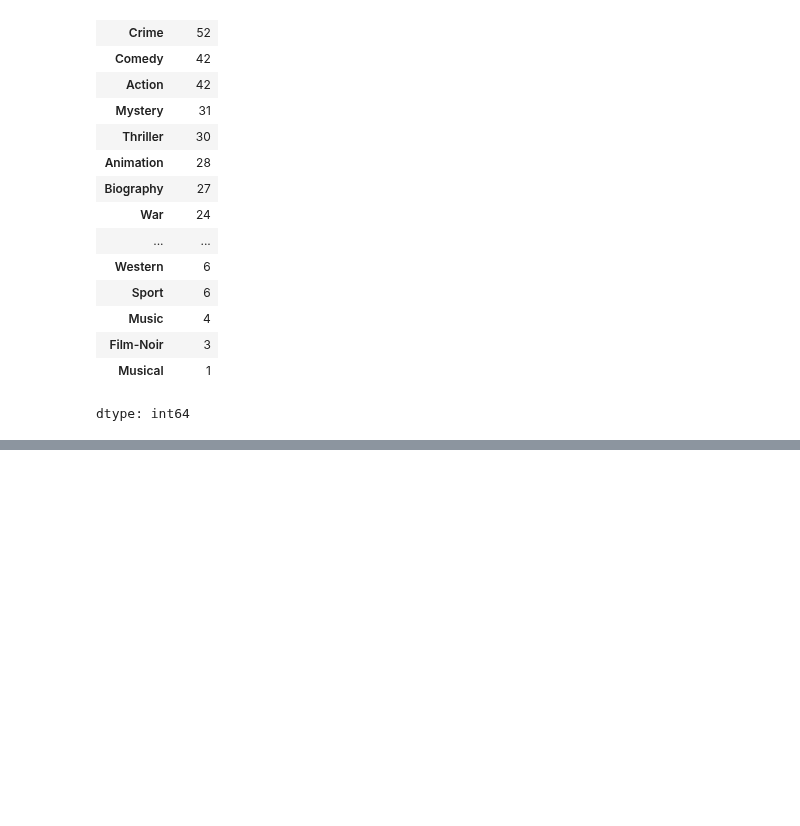
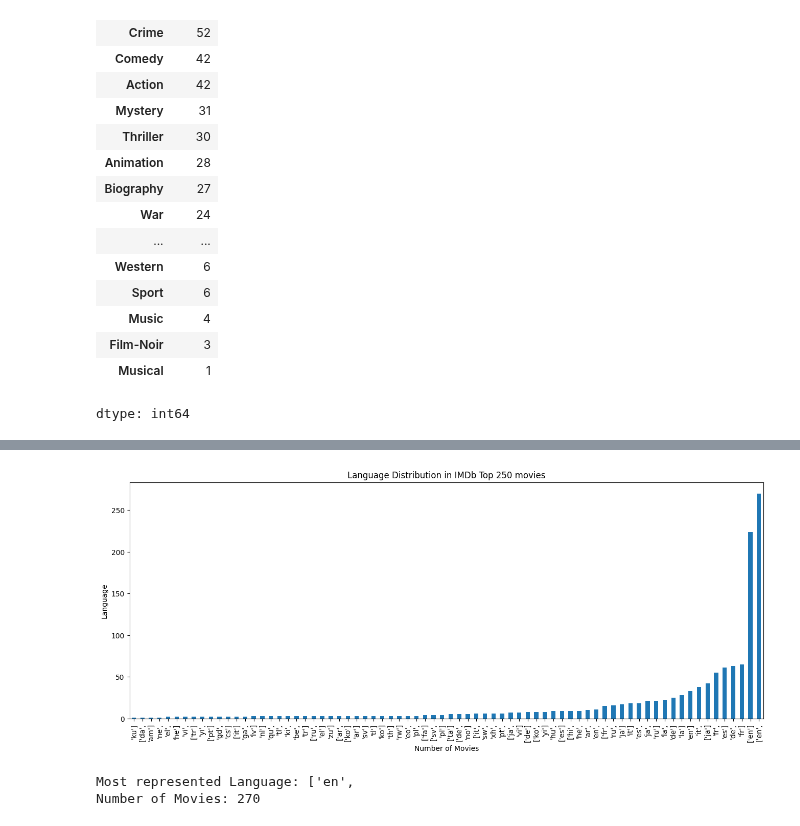
Before and after one commit to AVK48/AI-ML-JOURNEY, a Jupyter notebook: IMDb_Top_250_Movie_Insights.ipynb, the cells around one changed output, grey strips where cells are left out. Saved outputs shown, nothing was run; the diff lists cells and outputs as text; code cells hidden in the pictures; blank space fills up the shorter version.

Commit message:
plotted the Languages.

```diff
--- a/IMDb_Top_250_Movie_Insights.ipynb
+++ b/IMDb_Top_250_Movie_Insights.ipynb
@@ -174,0 +215,4 @@ plt.show()
+# %%
+#separating the langauges
+languages_count = (exdf['spokenLanguages'].str.split().explode().str.strip().value_counts())
+languages_count
@@ -174,0 +235,15 @@ plt.show()
+# %%
+plt.figure(figsize=(16,6))
+languages_count.plot(kind='bar')
+plt.title('Language Distribution in IMDb Top 250 movies')
+plt.xlabel('Number of Movies')
+plt.ylabel('Language')
+plt.gca().invert_xaxis()
+plt.show()
+
+print("Most represented Language:",languages_count.idxmax())
+print("Number of Movies:",languages_count.max())
+# %% [output]
+[figure, added]
+Most represented Language: ['en',
+Number of Movies: 270
```
Also changed, not shown: parts of 4 cells of this notebook.
